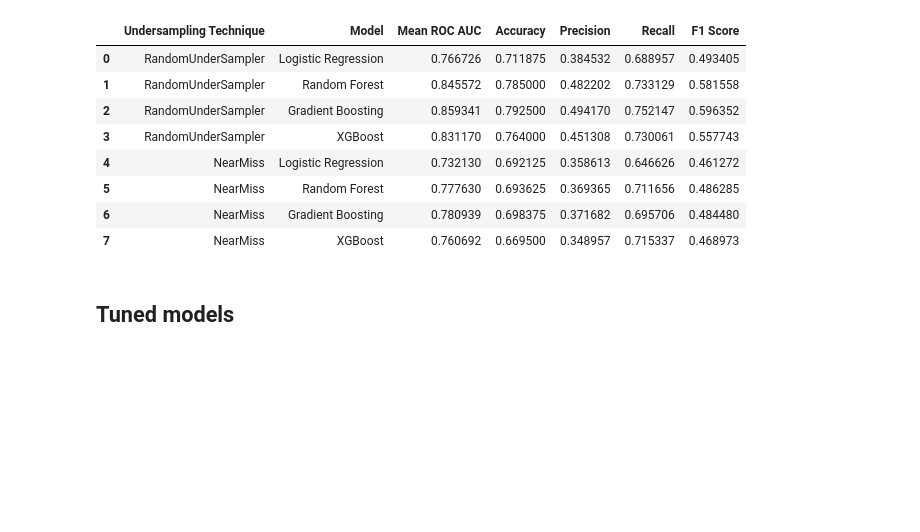
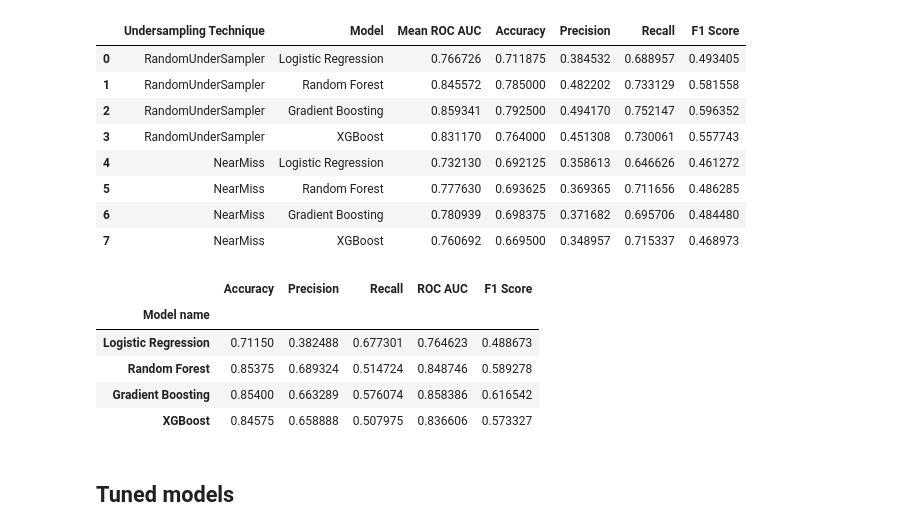
Before and after one commit to raydiwill/customers-churm-ml-app, a Jupyter notebook: notebook/best_model.ipynb, the cells around one changed output. Cells and saved outputs as stored; diff of their text form; code cells hidden in the pictures; blank space fills up the shorter version.

Commit message:
Added combined resampling

```diff
--- a/notebook/best_model.ipynb
+++ b/notebook/best_model.ipynb
@@ -683,6 +683,65 @@ results_df_4
 | 5 | NearMiss | Random Forest | 0.777630 | 0.693625 | 0.369365 | 0.711656 | 0.486285 |
 | 6 | NearMiss | Gradient Boosting | 0.780939 | 0.698375 | 0.371682 | 0.695706 | 0.484480 |
 | 7 | NearMiss | XGBoost | 0.760692 | 0.669500 | 0.348957 | 0.715337 | 0.468973 |
+# %%
+# Define the sampling techniques
+over_sampling = SMOTE(random_state=42)
+under_sampling = RandomUnderSampler(random_state=42)
+
+# Create the combined pipelines
+comb_log = imbPipeline(steps=[
+    ('preprocessor', preprocessor),
+    ('sampler', over_sampling),
+    ('undersampler', under_sampling),
+    ('log_classifier', LogisticRegression(random_state=42))
+])
+
+comb_rf = imbPipeline(steps=[
+    ('preprocessor', preprocessor),
+    ('sampler', over_sampling),
+    ('undersampler', under_sampling),
+    ('rf_classifier', RandomForestClassifier(random_state=42))
+])
+
+comb_gdb = imbPipeline(steps=[
+    ('preprocessor', preprocessor),
+    ('sampler', over_sampling),
+    ('undersampler', under_sampling),
+    ('boost_classifier', GradientBoostingClassifier(random_state=42))
+])
+
+comb_xgb = imbPipeline(steps=[
+    ('preprocessor', preprocessor),
+    ('sampler', over_sampling),
+    ('undersampler', under_sampling),
+    ('xgb_classifier', XGBClassifier())
+])
+
+comb_logistic_cv = cross_validate(comb_log, X_train_1, y_train_1, cv=kfold, scoring=scoring)
+comb_rf_cv = cross_validate(comb_rf, X_train_1, y_train_1, cv=kfold, scoring=scoring)
+comb_grb_cv = cross_validate(comb_gdb, X_train_1, y_train_1, cv=kfold, scoring=scoring)
+comb_xgb_cv = cross_validate(comb_xgb, X_train_1, y_train_1, cv=kfold, scoring=scoring)
+
+comb_resampled_cv_scores = [comb_logistic_cv, comb_rf_cv, comb_grb_cv, comb_xgb_cv]
+
+result_df_5 = pd.DataFrame({
+    "Model name": names,
+    "Accuracy": [np.mean(scores['test_accuracy']) for scores in comb_resampled_cv_scores],
+    "Precision": [np.mean(scores['test_precision']) for scores in comb_resampled_cv_scores],
+    "Recall": [np.mean(scores['test_recall']) for scores in comb_resampled_cv_scores],
+    "ROC AUC": [np.mean(scores['test_roc_auc']) for scores in comb_resampled_cv_scores],
+    "F1 Score": [np.mean(scores['test_f1']) for scores in comb_resampled_cv_scores]
+})
+
+result_df_5.set_index("Model name", inplace=True)
+result_df_5
+# %% [output]
+|  | Accuracy | Precision | Recall | ROC AUC | F1 Score |
+| Model name |  |  |  |  |  |
+| Logistic Regression | 0.71150 | 0.382488 | 0.677301 | 0.764623 | 0.488673 |
+| Random Forest | 0.85375 | 0.689324 | 0.514724 | 0.848746 | 0.589278 |
+| Gradient Boosting | 0.85400 | 0.663289 | 0.576074 | 0.858386 | 0.616542 |
+| XGBoost | 0.84575 | 0.658888 | 0.507975 | 0.836606 | 0.573327 |
 # %% [markdown]
 ## Tuned models
 # %% [markdown]
```
